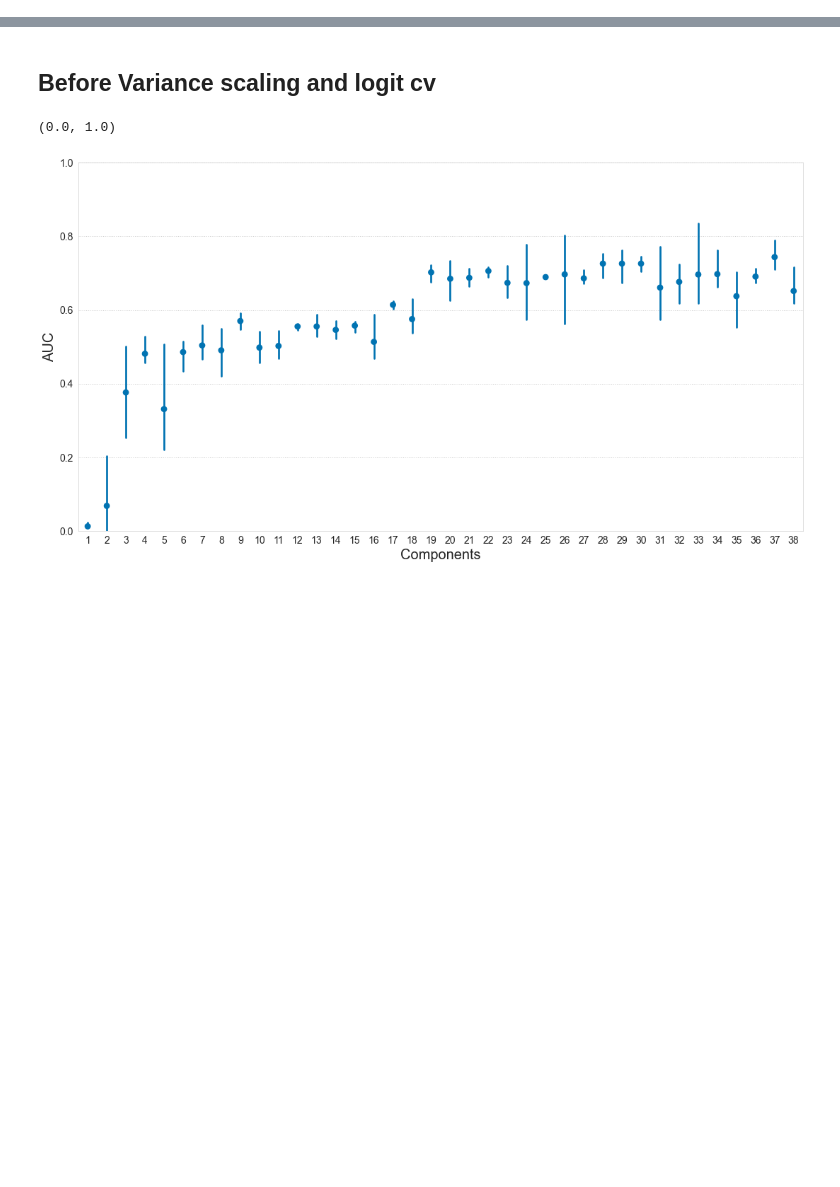
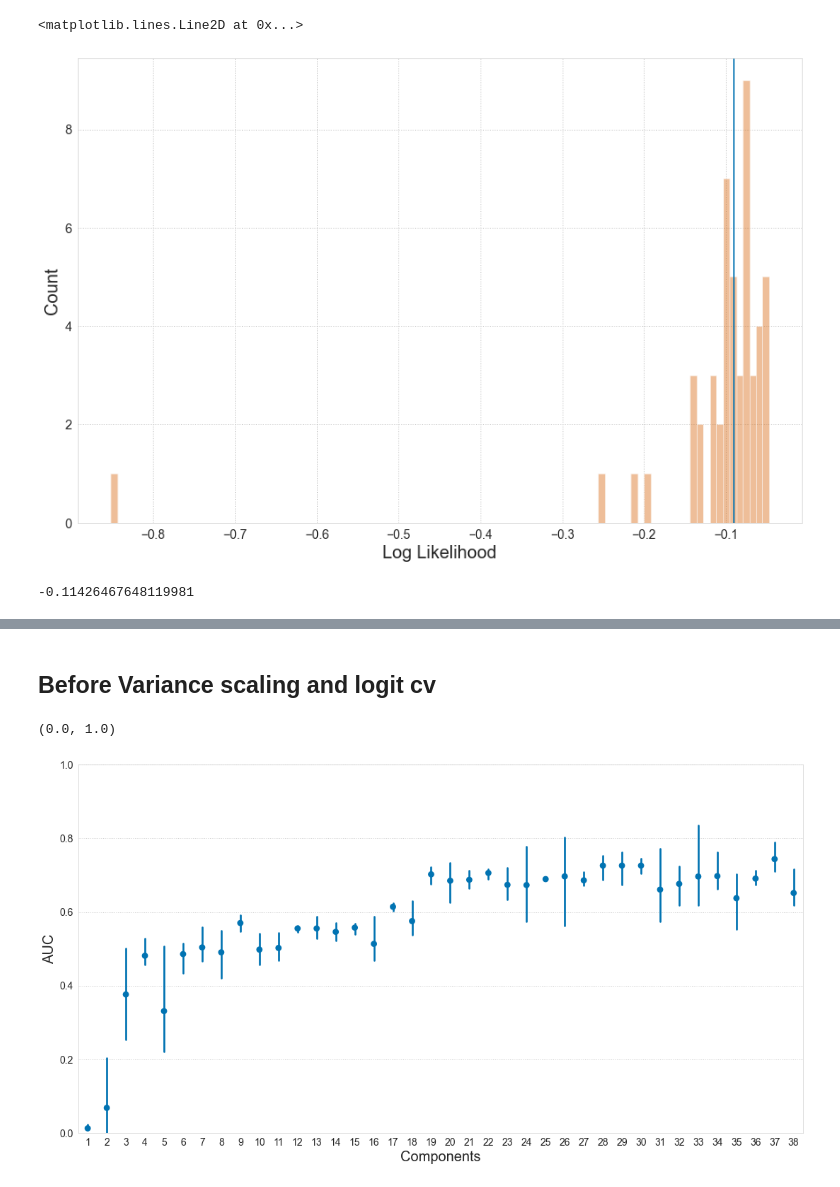
Before and after one commit to meyer-lab/tfac-ccle, a Jupyter notebook: Untitled.ipynb, the cells around one changed output, grey strips where cells are left out. Drawn from its saved outputs; the diff is of its cells as text; code cells hidden in the pictures; blank space fills up the shorter version.

```diff
--- a/Untitled.ipynb
+++ b/Untitled.ipynb
@@ -0,0 +209,12 @@
+# %%
+to_plot = pd.DataFrame(likelihoods)
+ax, f = getSetup((12, 8), (1, 1))
+b = sns.distplot(to_plot, bins=100, hist=True, kde=False, color='r', ax=ax[0])
+b.set_xlabel("Log Likelihood",fontsize=20)
+b.set_ylabel("Count",fontsize=20)
+b.tick_params(labelsize=14)
+#ax[0].set_ylim(0, 1)
+plt.axvline(model_ll, 0, 30)
+# %% [output]
+<matplotlib.lines.Line2D at 0x...>
+[figure, added]
@@ -0,0 +224,7 @@
+# %%
+clog = clogit(outcomes, patient_matrix, groups=pairs)
+x = clog.fit_regularized(alpha=.0001, maxiter=100, L1_wt=1)
+y = clog.loglike(x.params)
+print(y)
+# %% [output]
+-0.11426467648119981
```
Also changed, not shown: parts of 57 cells of this notebook, 1 other file.
